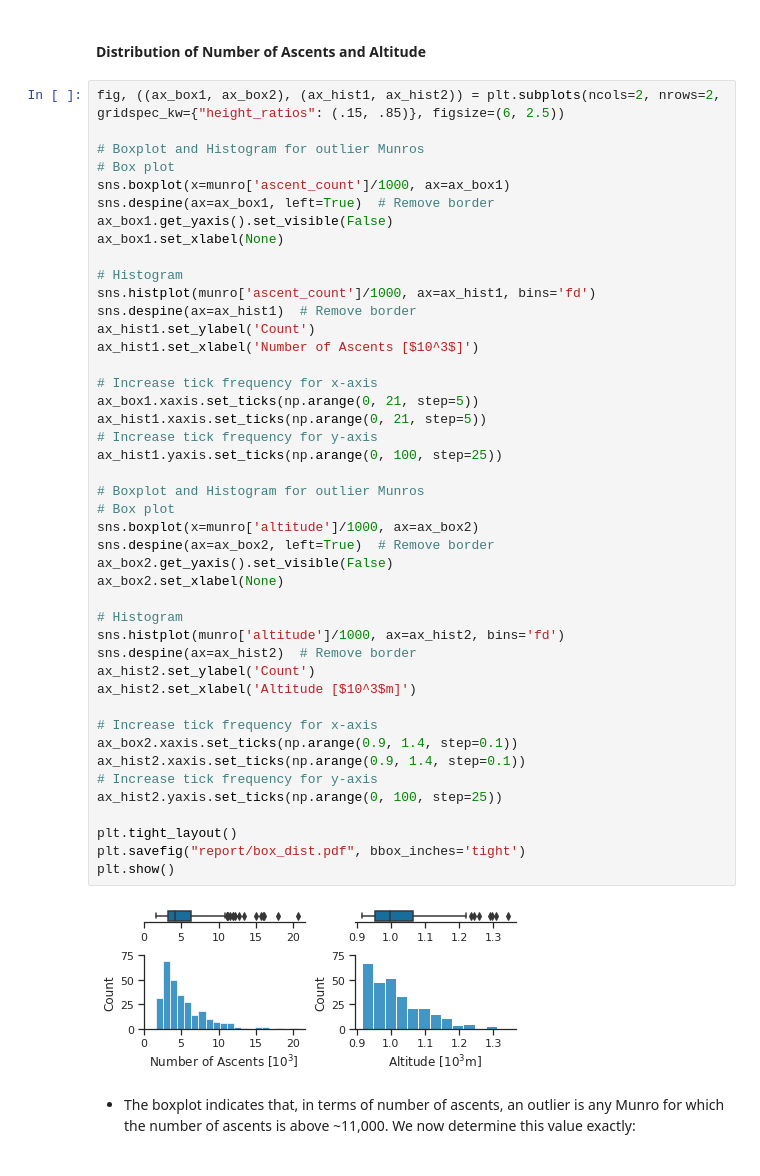
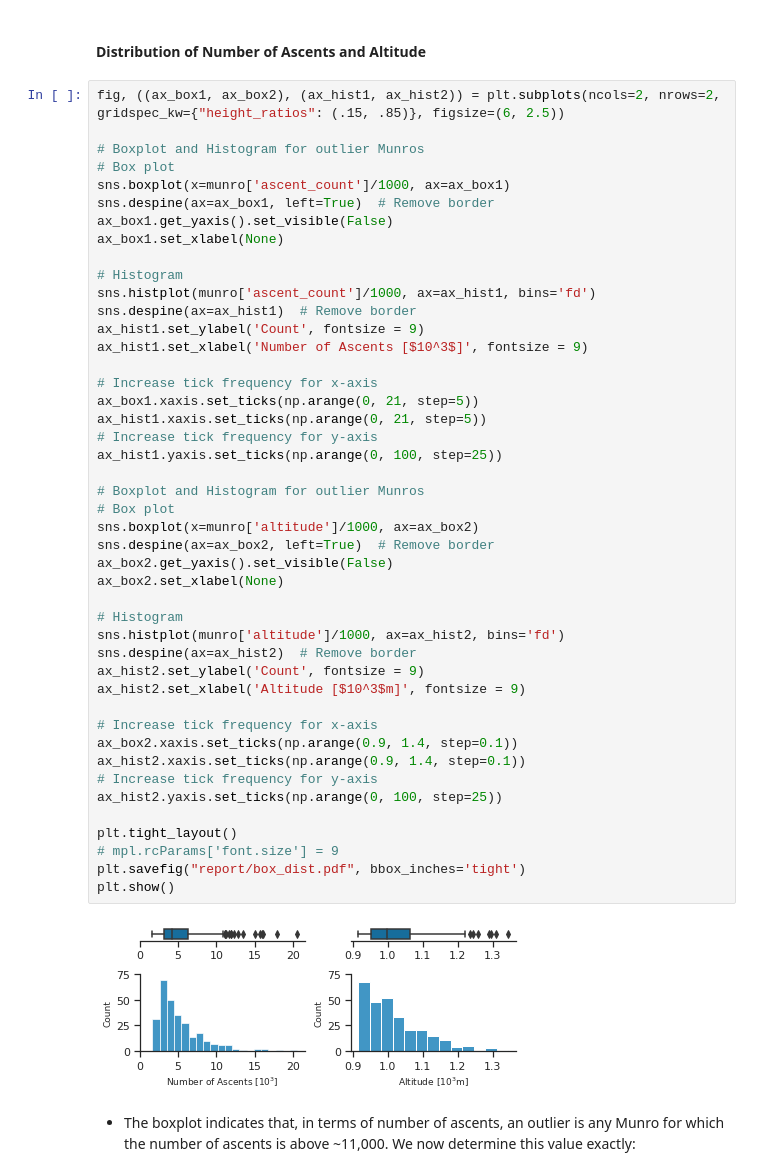
Before and after one commit to filipbalucha/FDS_final_project, a Jupyter notebook: data_analysis.ipynb, the cells around one changed output. Drawn from its saved outputs; the diff is of its cells as text.

```diff
--- a/data_analysis.ipynb
+++ b/data_analysis.ipynb
@@ -67,39 +67,40 @@ ax_box1.set_xlabel(None)
 # Histogram
 sns.histplot(munro['ascent_count']/1000, ax=ax_hist1, bins='fd')
 sns.despine(ax=ax_hist1)  # Remove border
-ax_hist1.set_ylabel('Count')
-ax_hist1.set_xlabel('Number of Ascents [$10^3$]')
+ax_hist1.set_ylabel('Count', fontsize = 9)
+ax_hist1.set_xlabel('Number of Ascents [$10^3$]', fontsize = 9)
 
 # Increase tick frequency for x-axis
 ax_box1.xaxis.set_ticks(np.arange(0, 21, step=5))
 ax_hist1.xaxis.set_ticks(np.arange(0, 21, step=5))
 # Increase tick frequency for y-axis
 ax_hist1.yaxis.set_ticks(np.arange(0, 100, step=25))
 
 # Boxplot and Histogram for outlier Munros
 # Box plot
 sns.boxplot(x=munro['altitude']/1000, ax=ax_box2)
 sns.despine(ax=ax_box2, left=True)  # Remove border
 ax_box2.get_yaxis().set_visible(False)
 ax_box2.set_xlabel(None)
 
 # Histogram
 sns.histplot(munro['altitude']/1000, ax=ax_hist2, bins='fd')
 sns.despine(ax=ax_hist2)  # Remove border
-ax_hist2.set_ylabel('Count')
-ax_hist2.set_xlabel('Altitude [$10^3$m]')
+ax_hist2.set_ylabel('Count', fontsize = 9)
+ax_hist2.set_xlabel('Altitude [$10^3$m]', fontsize = 9)
 
 # Increase tick frequency for x-axis
 ax_box2.xaxis.set_ticks(np.arange(0.9, 1.4, step=0.1))
 ax_hist2.xaxis.set_ticks(np.arange(0.9, 1.4, step=0.1))
 # Increase tick frequency for y-axis
 ax_hist2.yaxis.set_ticks(np.arange(0, 100, step=25))
 
 plt.tight_layout()
+# mpl.rcParams['font.size'] = 9
 plt.savefig("report/box_dist.pdf", bbox_inches='tight')
 plt.show()
 # %% [output]
-[figure, old version]
+[figure, new version]
 # %% [markdown]
 - The boxplot indicates that, in terms of number of ascents, an outlier is any Munro for which the number of ascents is above ~11,000. We now determine this value exactly:
 # %%
```
Also changed, not shown: parts of 3 cells of this notebook, 3 other files.
